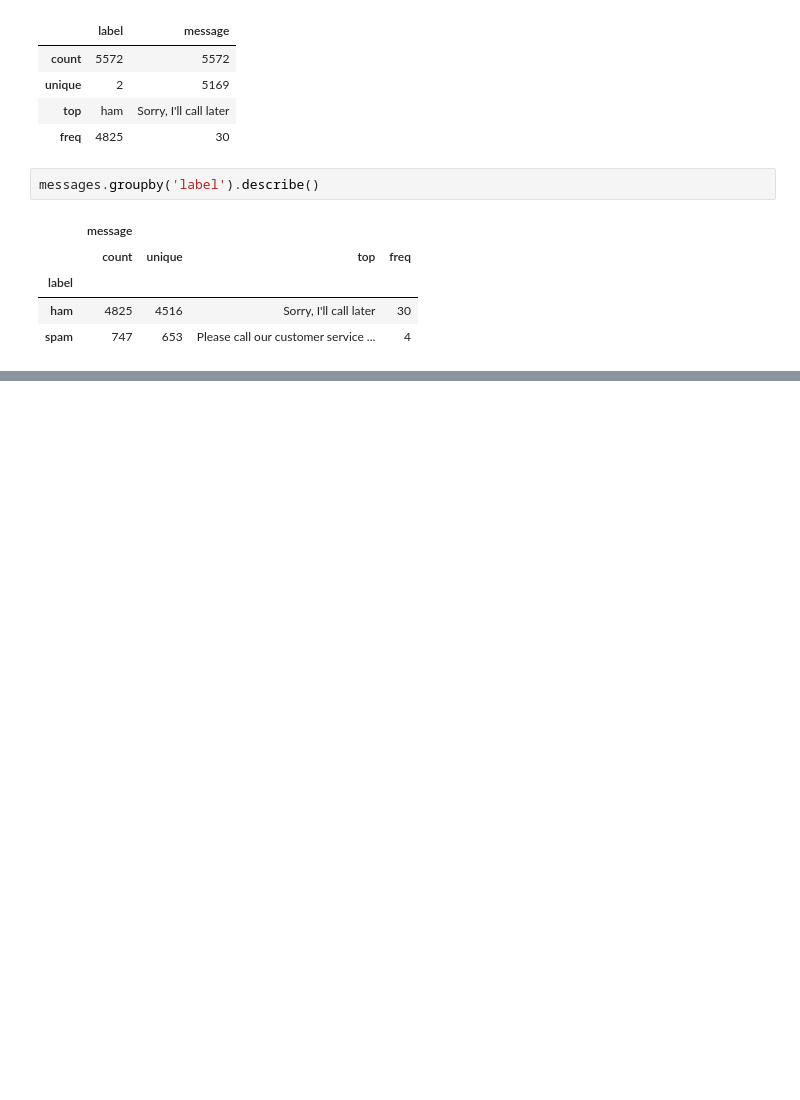
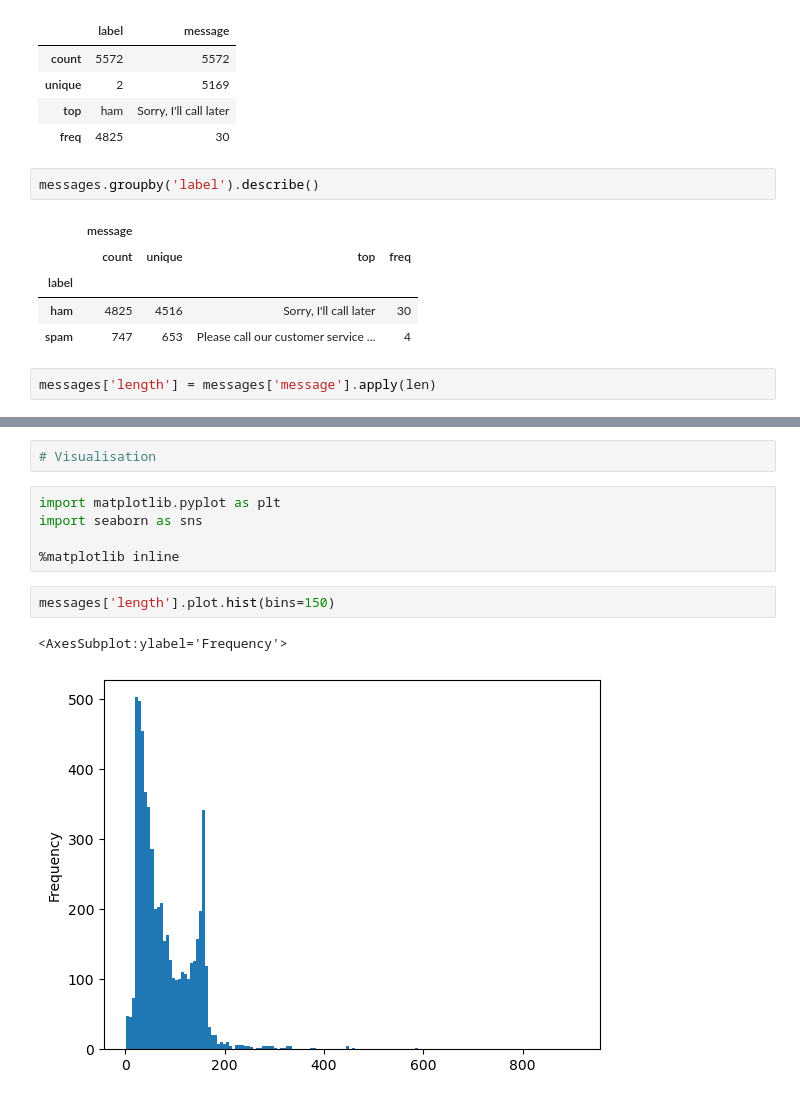
Before and after one commit to dancanyego/Natual-Language-Processing, a Jupyter notebook: NLP.ipynb, the cells around one changed output, grey strips where cells are left out. Saved outputs shown, nothing was run; the diff lists cells and outputs as text; blank space fills up the shorter version.

```diff
--- a/NLP.ipynb
+++ b/NLP.ipynb
@@ -106,3 +106,5 @@ messages.groupby('label').describe()
 | label |  |  |  |  |
 | ham | 4825 | 4516 | Sorry, I'll call later | 30 |
 | spam | 747 | 653 | Please call our customer service ... | 4 |
+# %%
+messages['length'] = messages['message'].apply(len)
@@ -108,0 +120,12 @@ messages.groupby('label').describe()
+# %%
+# Visualisation
+# %%
+import matplotlib.pyplot as plt
+import seaborn as sns
+
+%matplotlib inline
+# %%
+messages['length'].plot.hist(bins=150)
+# %% [output]
+<AxesSubplot:ylabel='Frequency'>
+[figure, added]
```
Also changed, not shown: parts of 3 cells of this notebook.
